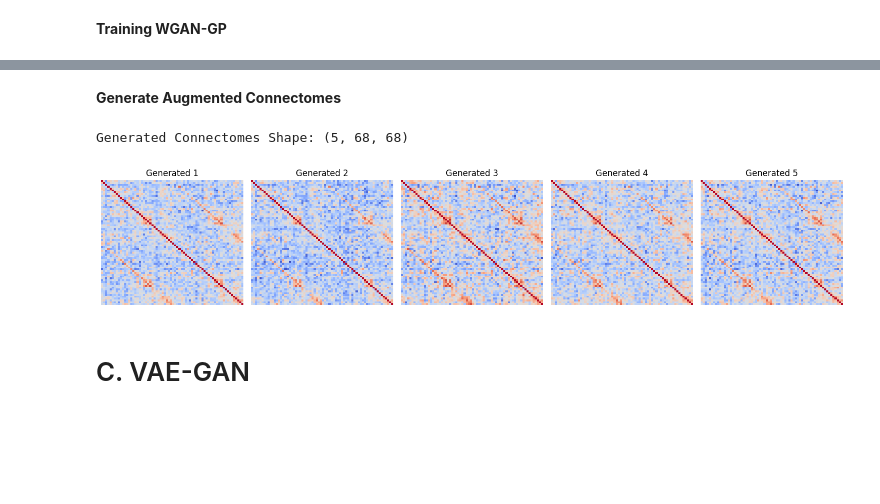
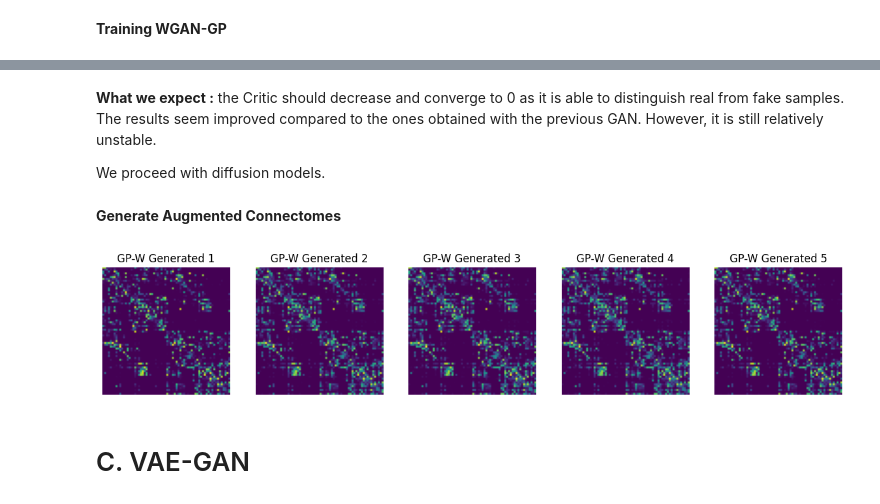
Before and after one commit to GuillaumeLombard/EA-Deep-Learning-Neurosciences, a Jupyter notebook: Augmentation.ipynb, the cells around one changed output, grey strips where cells are left out. Saved outputs shown, nothing was run; the diff lists cells and outputs as text; code cells hidden in the pictures; blank space fills up the shorter version.

```diff
--- a/Augmentation.ipynb
+++ b/Augmentation.ipynb
@@ -73,13 +70,13 @@ class Generator_GAN(nn.Module):
 # %%
-class Discriminator(nn.Module):
+class Discriminator_GAN(nn.Module):
     def __init__(self):
-        super(Discriminator, self).__init__()
+        super(Discriminator_GAN, self).__init__()
         self.model = nn.Sequential(
             nn.Linear(68 * 68, 1024),
             nn.LeakyReLU(0.2),
             nn.Linear(1024, 512),
             nn.LeakyReLU(0.2),
-            nn.Linear(512, 1),
+            nn.Linear(512, 1),  # Represents the network’s confidence about input image being real or generated
             nn.Sigmoid()  # Output probability of being real
         )
 
@@ -221,17 +234,17 @@ def compute_gradient_penalty(critic, real_samples, fake_samples, lambda_gp=10):
 # %% [markdown]
 **Training WGAN-GP**
 # %%
-latent_dim = 100  # Dimensionality of latent space
-generator = Generator_WGAN(latent_dim).cpu()
+n_critic = 8  # Train the Critic 8 times per Generator step
+lambda_gp = 10
+lr_C = 0.00005
+num_epochs = 500
+
+generator = Generator_GAN(latent_dim).cpu()  # We take the same Generator for WGAN as for the conventional GAN
 critic = Critic().cpu()
 
-optimizer_G = optim.Adam(generator.parameters(), lr=1e-4, betas=(0.5, 0.9))
-optimizer_C = optim.Adam(critic.parameters(), lr=1e-4, betas=(0.5, 0.9))
+optimizer_G = optim.Adam(generator.parameters(), lr=lr_G, betas=(0.5, 0.9))
+optimizer_C = optim.Adam(critic.parameters(), lr=lr_C, betas=(0.5, 0.9))
 # %%
-n_critic = 5  # Train the Critic 5 times per Generator step
-num_epochs = 500
-lambda_gp = 10
-
 for epoch in range(num_epochs):
     for i, data in enumerate(train_loader):
         real_samples = data[0]
@@ -262,6 +275,7 @@ for epoch in range(num_epochs):
             loss_generator = -critic(fake_samples).mean()
             loss_generator.backward()
             optimizer_G.step()
-    if epoch % 10 == 0:
+
+    if epoch % 25 == 0:
         print(f"Epoch [{epoch+1}/{num_epochs}] | Critic Loss: {total_loss_C.item():.4f} | Generator Loss: {loss_generator.item():.4f}")
 # %% [output]
@@ -285,27 +302,29 @@ Epoch [491/500] | Critic Loss: -87.5053 | Generator Loss: 15.6897
+# %% [markdown]
+**What we expect :** the Critic should decrease and converge to 0 as it is able to distinguish real from fake samples. The results seem improved compared to the ones obtained with the previous GAN. However, it is still relatively unstable.
+
+We proceed with diffusion models.
 # %% [markdown]
 **Generate Augmented Connectomes**
-# %%
-# Generate new samples
-generator.eval()
-with torch.no_grad():
-    z = torch.randn(5, latent_dim).cpu()
-    generated_connectomes = generator(z).cpu().numpy()
-z
-print("Generated Connectomes Shape:", generated_connectomes.shape)
-# %% [output]
-Generated Connectomes Shape: (5, 68, 68)
 # %%
-# Plot the first 5 generated connectomes
+generator.eval()
+
+# Generate new fake samples
+with torch.no_grad():
+    z_test = torch.randn(5, latent_dim)
+    new_fake = generator(z_test).cpu().numpy()
+generated_connectome = new_fake[:, 0]
+
 fig, axes = plt.subplots(1, 5, figsize=(15, 3))
+
 for i in range(5):
-    sns.heatmap(generated_connectomes[i], cmap="coolwarm", ax=axes[i], cbar=False)
-    axes[i].set_title(f"Generated {i+1}")
+    axes[i].imshow(generated_connectome[i], cmap="viridis")
+    axes[i].set_title(f"GP-W Generated {i+1}")
     axes[i].axis("off")
 
-plt.tight_layout()
+plt.tight_layout
 plt.show()
 # %% [output]
-[figure, old version]
+[figure, new version]
 # %% [markdown]
 # C. VAE-GAN
 # %% [markdown]
```
Also changed, not shown: parts of 36 cells of this notebook.
